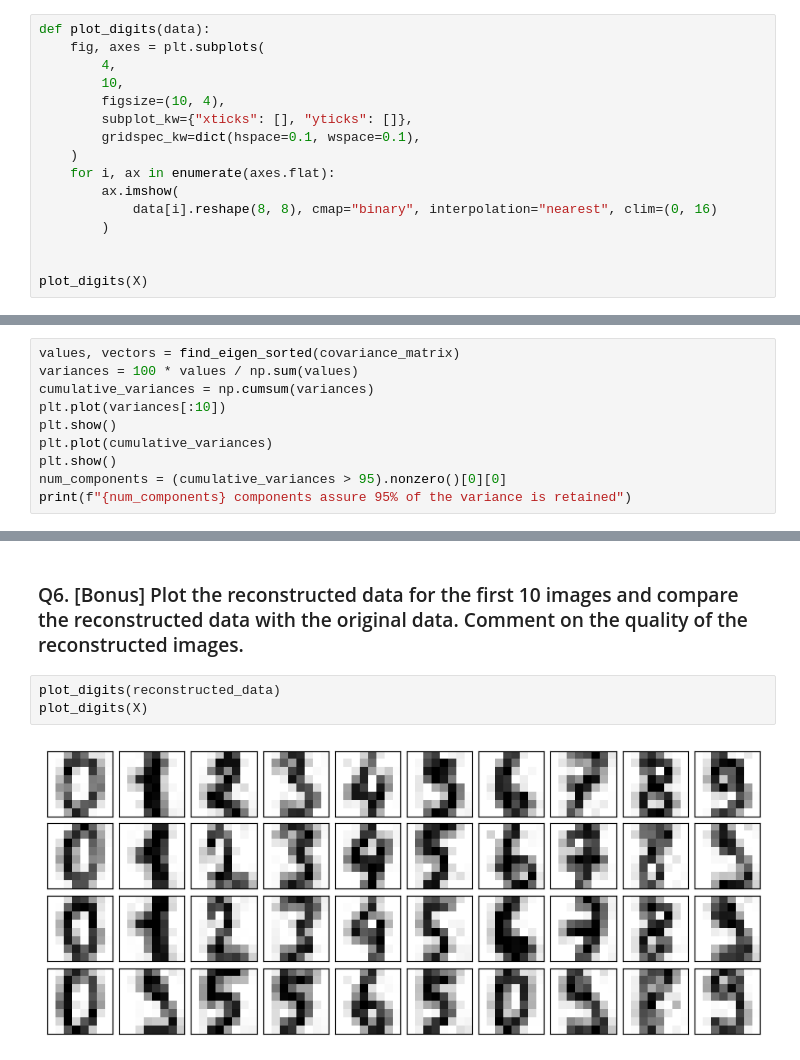
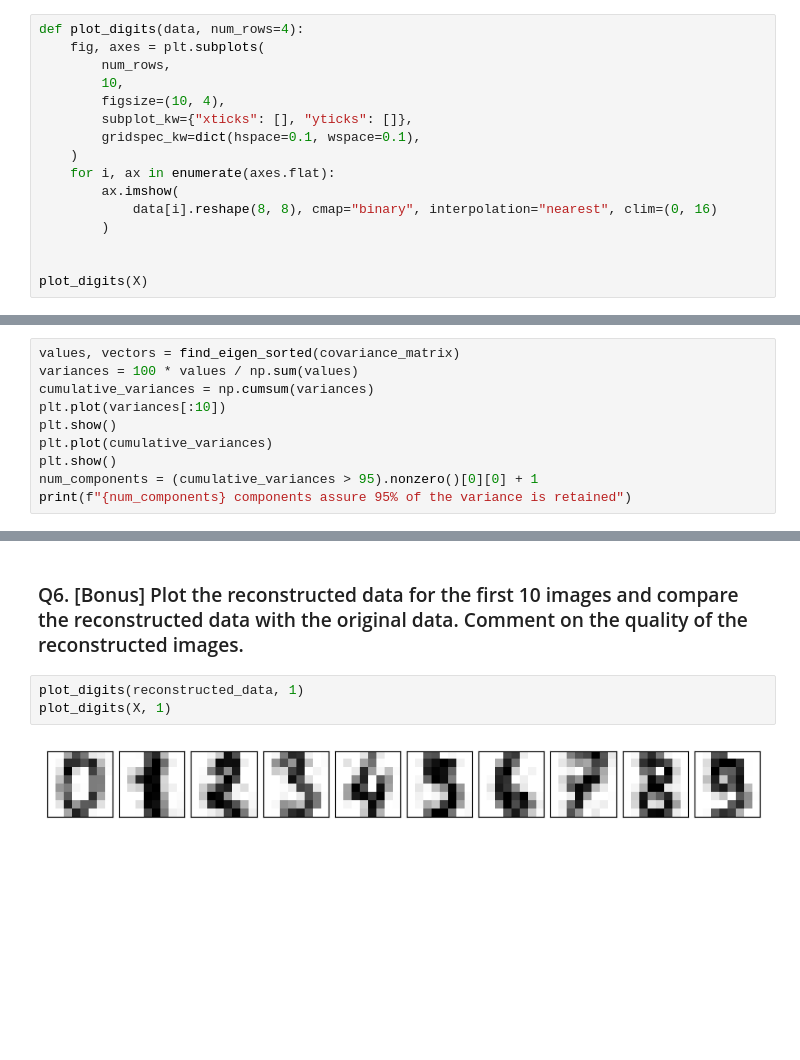
Before and after one commit to PraneethJain/Linear-Algebra, a Jupyter notebook: Assignment_6/2022101093_Q2.ipynb, the cells around one changed output, grey strips where cells are left out. Drawn from its saved outputs; the diff is of its cells as text; blank space fills up the shorter version.

```diff
--- a/Assignment_6/2022101093_Q2.ipynb
+++ b/Assignment_6/2022101093_Q2.ipynb
@@ -89,9 +89,9 @@ X.shape
 # %% [output]
 (1797, 64)
 # %%
-def plot_digits(data):
+def plot_digits(data, num_rows=4):
     fig, axes = plt.subplots(
-        4,
+        num_rows,
         10,
         figsize=(10, 4),
         subplot_kw={"xticks": [], "yticks": []},
@@ -134,7 +134,7 @@ plt.plot(variances[:10])
 plt.show()
 plt.plot(cumulative_variances)
 plt.show()
-num_components = (cumulative_variances > 95).nonzero()[0][0]
+num_components = (cumulative_variances > 95).nonzero()[0][0] + 1
 print(f"{num_components} components assure 95% of the variance is retained")
 # %% [output]
 [figure]
@@ -159,7 +172,7 @@ reconstructed_data = np.matmul(reduced_data, highest_components.T)
 
 ### Q6. [Bonus] Plot the reconstructed data for the first 10 images and compare the reconstructed data with the original data. Comment on the quality of the reconstructed images.
 # %%
-plot_digits(reconstructed_data)
-plot_digits(X)
+plot_digits(reconstructed_data, 1)
+plot_digits(X, 1)
 # %% [output]
-[figure, old version]
+[figure, new version]
```
Also changed, not shown: parts of 4 cells of this notebook, 1 other file.
